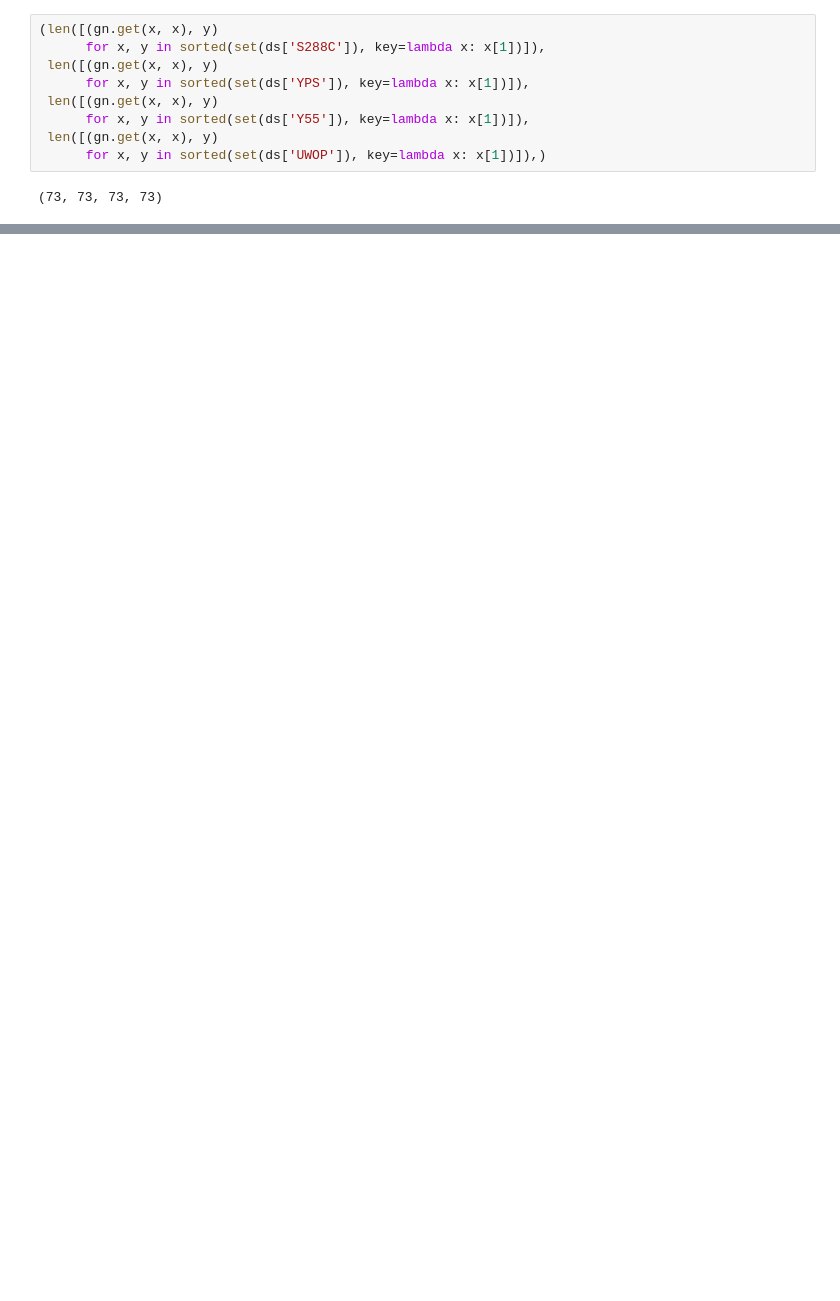
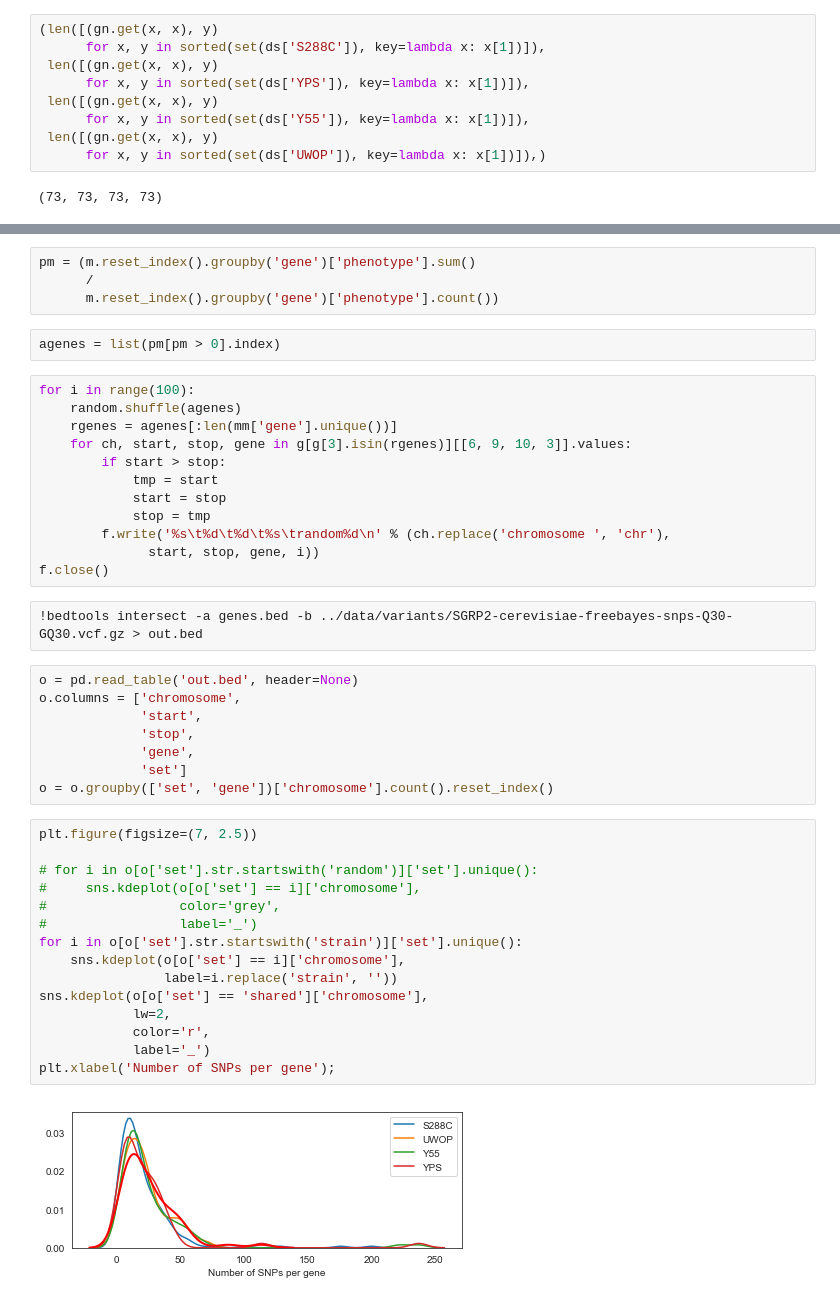
Before and after one commit to mgalardini/2018koyeast, a Jupyter notebook: notebooks/deviations_rarefaction.ipynb, the cells around one changed output, grey strips where cells are left out. Drawn from its saved outputs; the diff is of its cells as text; blank space fills up the shorter version.

```diff
--- a/notebooks/deviations_rarefaction.ipynb
+++ b/notebooks/deviations_rarefaction.ipynb
@@ -354,0 +463,45 @@ m.to_csv('deviations_rarefaction.tsv',
+# %%
+pm = (m.reset_index().groupby('gene')['phenotype'].sum()
+      /
+      m.reset_index().groupby('gene')['phenotype'].count())
+# %%
+agenes = list(pm[pm > 0].index)
+# %%
+for i in range(100):
+    random.shuffle(agenes)
+    rgenes = agenes[:len(mm['gene'].unique())]
+    for ch, start, stop, gene in g[g[3].isin(rgenes)][[6, 9, 10, 3]].values:
+        if start > stop:
+            tmp = start
+            start = stop
+            stop = tmp
+        f.write('%s\t%d\t%d\t%s\trandom%d\n' % (ch.replace('chromosome ', 'chr'),
+              start, stop, gene, i))
+f.close()
+# %%
+!bedtools intersect -a genes.bed -b ../data/variants/SGRP2-cerevisiae-freebayes-snps-Q30-GQ30.vcf.gz > out.bed
+# %%
+o = pd.read_table('out.bed', header=None)
+o.columns = ['chromosome',
+             'start',
+             'stop',
+             'gene',
+             'set']
+o = o.groupby(['set', 'gene'])['chromosome'].count().reset_index()
+# %%
+plt.figure(figsize=(7, 2.5))
+
+# for i in o[o['set'].str.startswith('random')]['set'].unique():
+#     sns.kdeplot(o[o['set'] == i]['chromosome'],
+#                 color='grey',
+#                 label='_')
+for i in o[o['set'].str.startswith('strain')]['set'].unique():
+    sns.kdeplot(o[o['set'] == i]['chromosome'],
+                label=i.replace('strain', ''))
+sns.kdeplot(o[o['set'] == 'shared']['chromosome'],
+            lw=2,
+            color='r',
+            label='_')
+plt.xlabel('Number of SNPs per gene');
+# %% [output]
+[figure, added]
```
Also changed, not shown: parts of 27 cells of this notebook, 4 other files.
